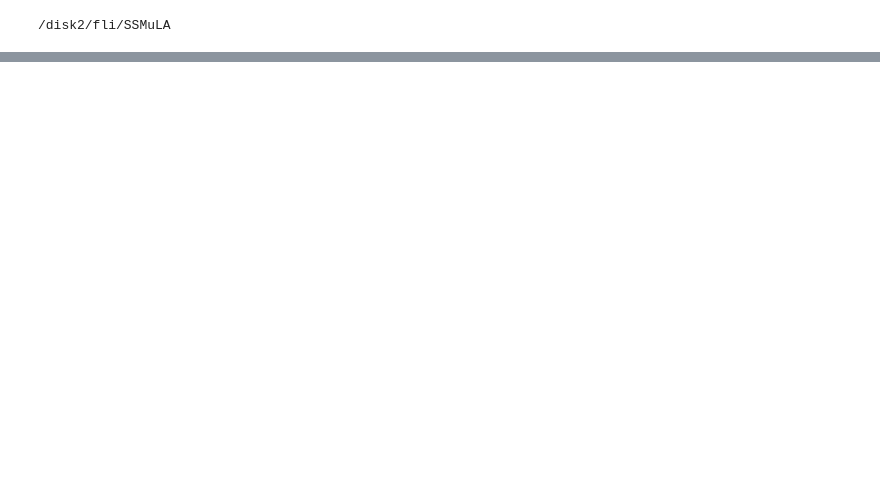
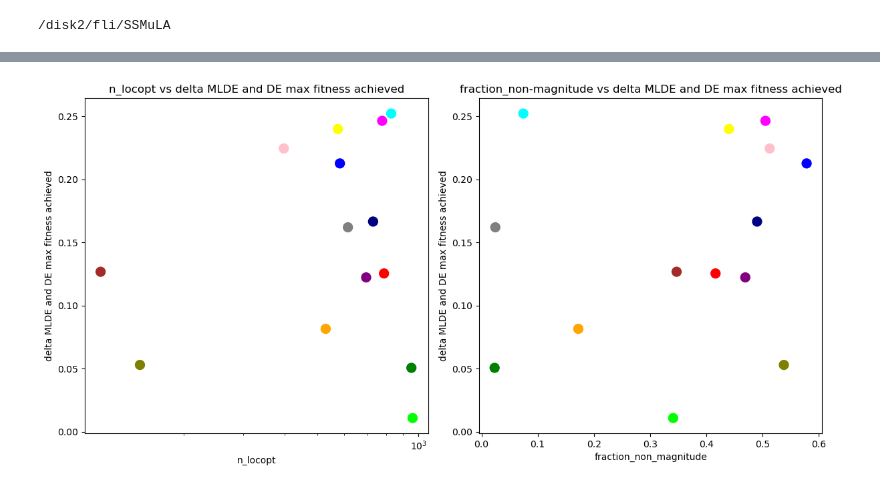
Before and after one commit to fhalab/SSMuLA, a Jupyter notebook: sandbox/plot_simple_corr.ipynb, the cells around one changed output, grey strips where cells are left out. Saved outputs shown, nothing was run; the diff lists cells and outputs as text; code cells hidden in the pictures; blank space fills up the shorter version.

```diff
--- a/sandbox/plot_simple_corr.ipynb
+++ b/sandbox/plot_simple_corr.ipynb
@@ -52,0 +506,25 @@ corr_df
+# %%
+import matplotlib.pyplot as plt
+import numpy as np
+
+# Create figure and axes
+fig, ax = plt.subplots(1, 2, figsize=(12, 6))
+
+# Scatter plot on the first axes
+ax[0].scatter(data['n_locopt'], data['delta_MLDE'], c=[colors[lib] for lib in data['lib']], s=100)
+ax[0].set_xscale('log')
+ax[0].set_xlabel('n_locopt')
+ax[0].set_ylabel('delta MLDE and DE max fitness achieved')
+ax[0].set_title('n_locopt vs delta MLDE and DE max fitness achieved')
+
+# Scatter plot on the second axes
+ax[1].scatter(data['fraction_non_magnitude'], data['delta_MLDE'], c=[colors[lib] for lib in data['lib']], s=100)
+ax[1].set_xlabel('fraction_non_magnitude')
+ax[1].set_ylabel('delta MLDE and DE max fitness achieved')
+ax[1].set_title('fraction_non-magnitude vs delta MLDE and DE max fitness achieved')
+
+# Show plot
+plt.tight_layout()
+plt.show()
+# %% [output]
+[figure, added]
```
Also changed, not shown: parts of 22 cells of this notebook, 3 other files.
